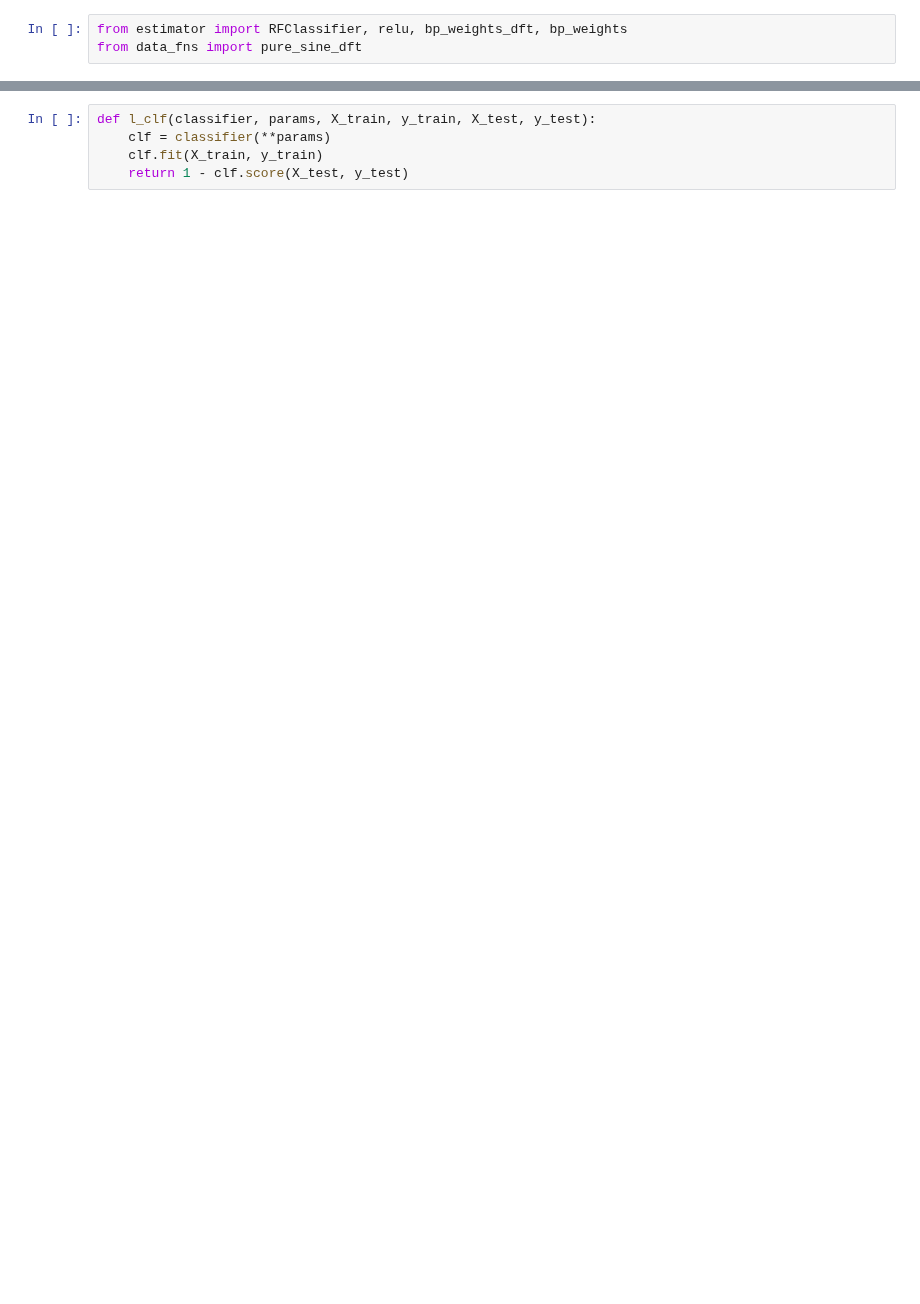
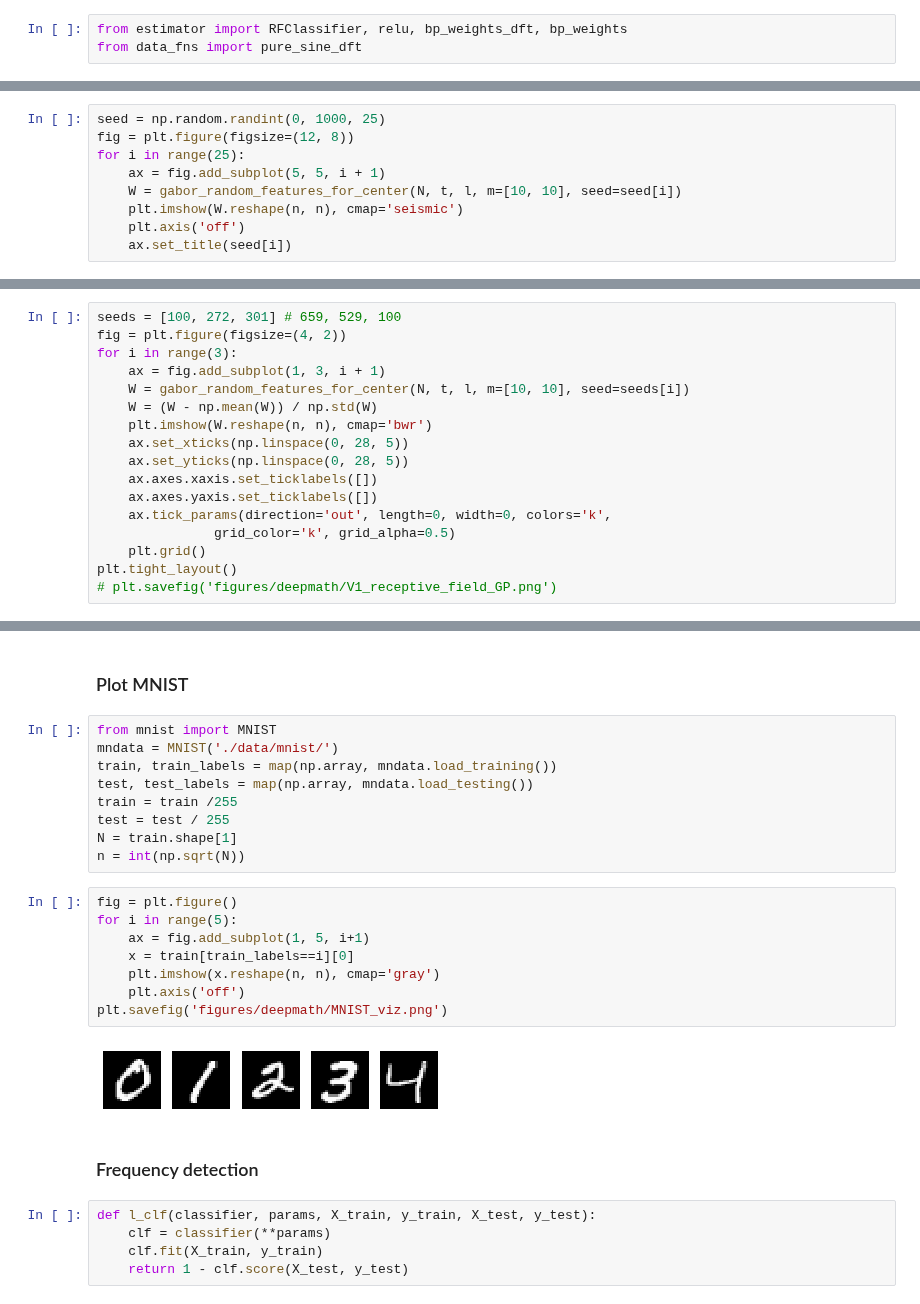
Before and after one commit to BruntonUWBio/structured-random-features, a Jupyter notebook: deepmath_abstract.ipynb, the cells around one changed output, grey strips where cells are left out. Cells and saved outputs as stored; diff of their text form; blank space fills up the shorter version.

Commit message:
added scripts to make figs for deepmath abstract

```diff
--- a/deepmath_abstract.ipynb
+++ b/deepmath_abstract.ipynb
@@ -16,0 +61,9 @@ client
+# %%
+seed = np.random.randint(0, 1000, 25)
+fig = plt.figure(figsize=(12, 8))
+for i in range(25):
+    ax = fig.add_subplot(5, 5, i + 1)
+    W = gabor_random_features_for_center(N, t, l, m=[10, 10], seed=seed[i])
+    plt.imshow(W.reshape(n, n), cmap='seismic')
+    plt.axis('off')
+    ax.set_title(seed[i])
@@ -16,0 +72,17 @@ client
+# %%
+seeds = [100, 272, 301] # 659, 529, 100
+fig = plt.figure(figsize=(4, 2))
+for i in range(3):
+    ax = fig.add_subplot(1, 3, i + 1)
+    W = gabor_random_features_for_center(N, t, l, m=[10, 10], seed=seeds[i])
+    W = (W - np.mean(W)) / np.std(W)
+    plt.imshow(W.reshape(n, n), cmap='bwr')
+    ax.set_xticks(np.linspace(0, 28, 5))
+    ax.set_yticks(np.linspace(0, 28, 5))
+    ax.axes.xaxis.set_ticklabels([])
+    ax.axes.yaxis.set_ticklabels([])
+    ax.tick_params(direction='out', length=0, width=0, colors='k',
+               grid_color='k', grid_alpha=0.5)
+    plt.grid()
+plt.tight_layout()
+# plt.savefig('figures/deepmath/V1_receptive_field_GP.png')
@@ -17,3 +104,26 @@ client
+# %% [markdown]
+### Plot MNIST
+# %%
+from mnist import MNIST
+mndata = MNIST('./data/mnist/')
+train, train_labels = map(np.array, mndata.load_training())
+test, test_labels = map(np.array, mndata.load_testing())
+train = train /255
+test = test / 255
+N = train.shape[1]
+n = int(np.sqrt(N))
+# %%
+fig = plt.figure()
+for i in range(5):
+    ax = fig.add_subplot(1, 5, i+1)
+    x = train[train_labels==i][0]
+    plt.imshow(x.reshape(n, n), cmap='gray')
+    plt.axis('off')
+plt.savefig('figures/deepmath/MNIST_viz.png')
+# %% [output]
+[figure, added]
+# %% [markdown]
+### Frequency detection
 # %%
 def l_clf(classifier, params, X_train, y_train, X_test, y_test):
     clf = classifier(**params)
```
Also changed, not shown: parts of 36 cells of this notebook, 3 other files.
